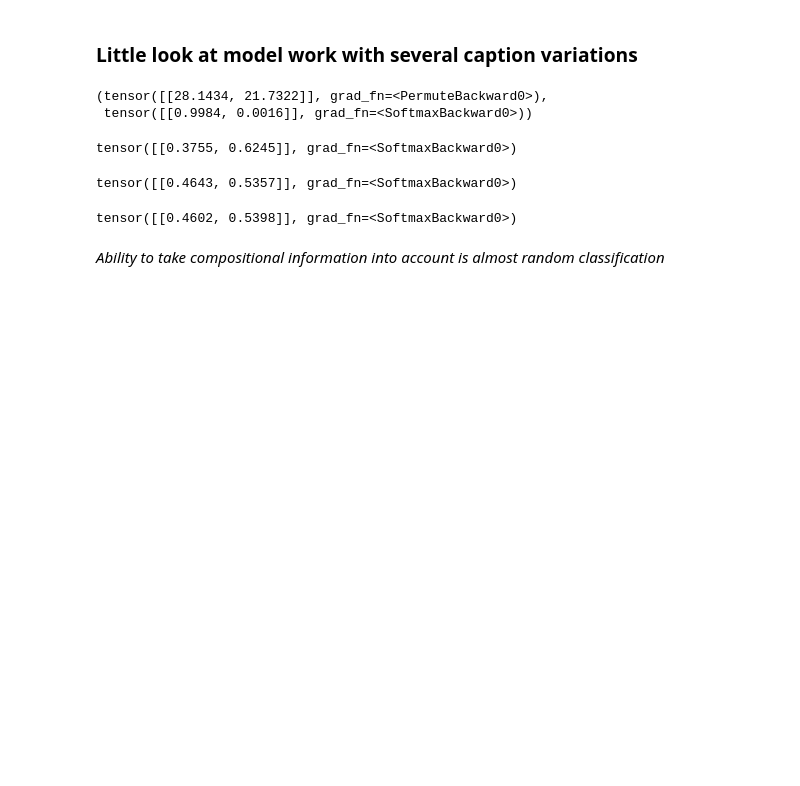
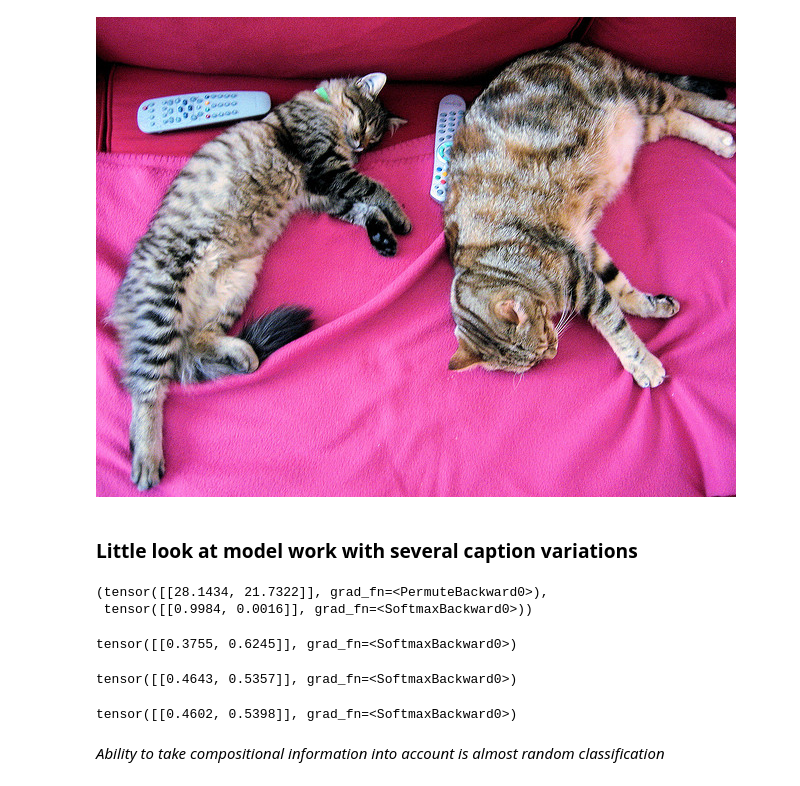
Before and after one commit to varyxi/compositional_knowledge_vlms, a Jupyter notebook: look_compositional.ipynb, the cells around one changed output. Saved outputs shown, nothing was run; the diff lists cells and outputs as text; code cells hidden in the pictures; blank space fills up the shorter version.

```diff
--- a/look_compositional.ipynb
+++ b/look_compositional.ipynb
@@ -9,6 +9,10 @@ model = CLIPModel.from_pretrained("openai/clip-vit-base-patch32")
 processor = CLIPProcessor.from_pretrained("openai/clip-vit-base-patch32")
 # %%
 image = Image.open('data_examples/sofa_on_cats.png')
+# %%
+image
+# %% [output]
+[figure, added]
 # %% [markdown]
 ### Little look at model work with several caption variations
 # %%
```
